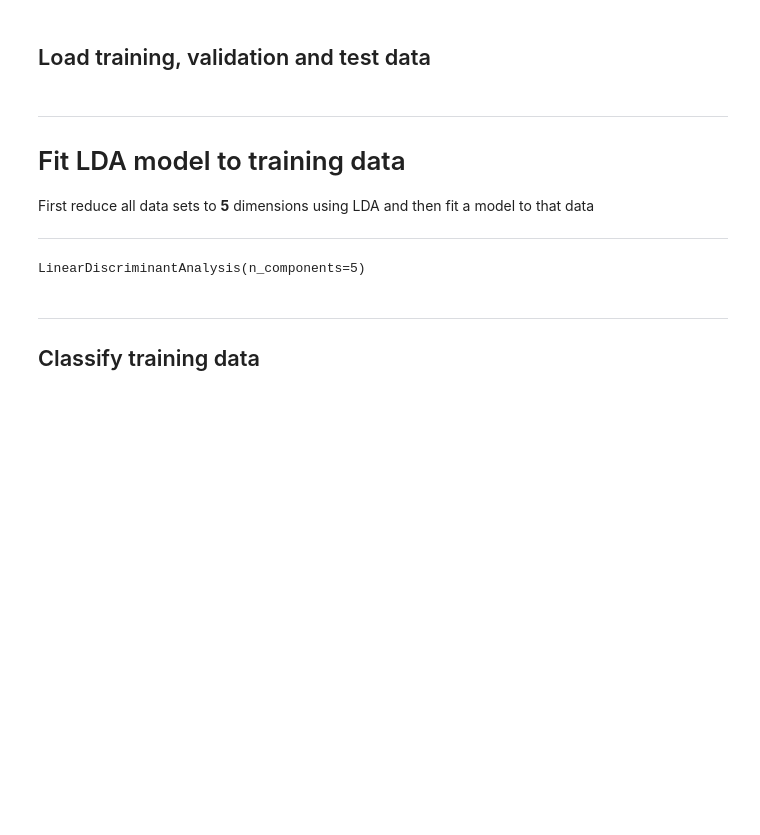
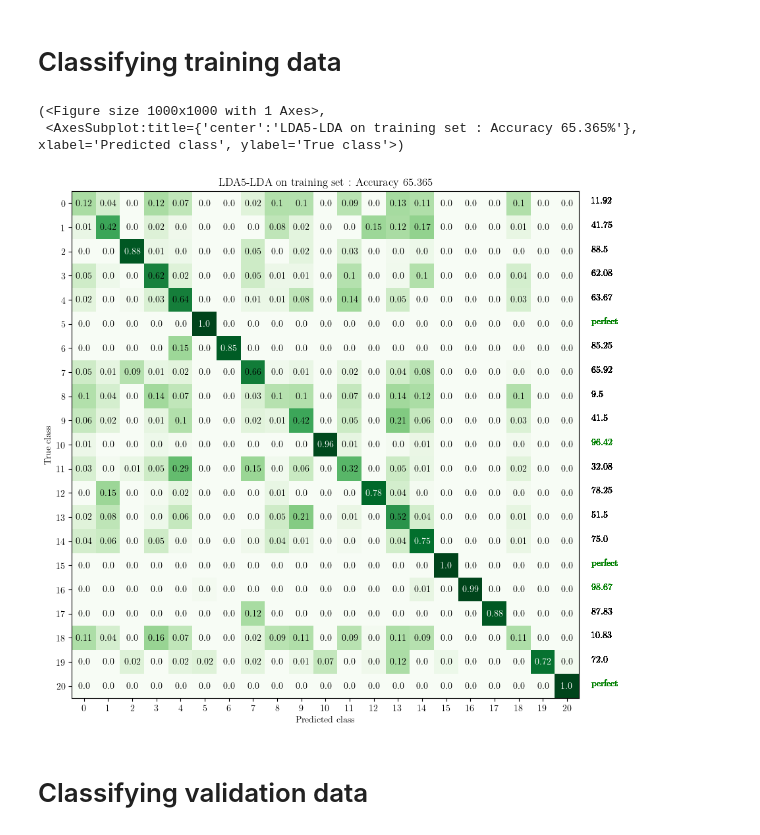
Before and after one commit to peterkrull/p7-ml-refrigeration-fault-detection, a Jupyter notebook: ClassificationScripts/ReproduceResults/LDA5-LDA.ipynb, the cells around one changed output. Drawn from its saved outputs; the diff is of its cells as text; code cells hidden in the pictures; blank space fills up the shorter version.

```diff
--- a/ClassificationScripts/ReproduceResults/LDA5-LDA.ipynb
+++ b/ClassificationScripts/ReproduceResults/LDA5-LDA.ipynb
@@ -31,2 +77,2 @@ The autoreload extension is already loaded. To reload it, use:
 # %% [markdown]
-## Load training, validation and test data
+# Classifying training data
@@ -53,23 +79,15 @@ targets = y_trn.unique().tolist()
-# %% [markdown]
-----
-# Fit LDA model to training data
-First reduce all data sets to **5** dimensions using LDA and then fit a model to that data
-
-----
-# %%
-from sklearn.discriminant_analysis import LinearDiscriminantAnalysis
-
-lda = LinearDiscriminantAnalysis(n_components = 5)
-
-X_vld = lda.fit(X_trn,y_trn).transform(X_vld)
-X_tst = lda.fit(X_trn,y_trn).transform(X_tst)
-X_trn = lda.fit(X_trn,y_trn).transform(X_trn)
-
-lda.fit(X_trn,y_trn)
-# %% [output]
-LinearDiscriminantAnalysis(n_components=5)
+# %%
+# Make predictions for the training set
+y_hat_trn = clf.predict(X_trn)
+
+#plot the confusion matrix
+conf_matrix_trn = skconfmatrix(y_trn,y_hat_trn)
+confusion_matrix(conf_matrix_trn, figsize = (10,10),title='LDA5-LDA on training set')
+# %% [output]
+(<Figure size 1000x1000 with 1 Axes>,
+ <AxesSubplot:title={'center':'LDA5-LDA on training set : Accuracy 65.365%'}, xlabel='Predicted class', ylabel='True class'>)
+[figure, added]
 # %% [markdown]
-----
-## Classify training data
+# Classifying validation data
 # %%
 # Make predictions for the training set
```
Also changed, not shown: parts of 15 cells of this notebook, 2 other files.
